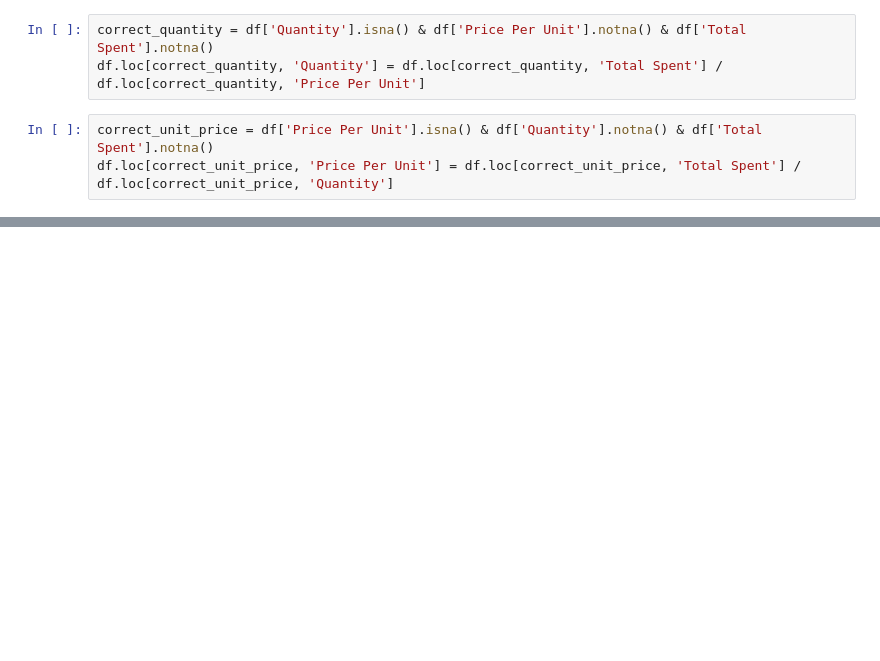
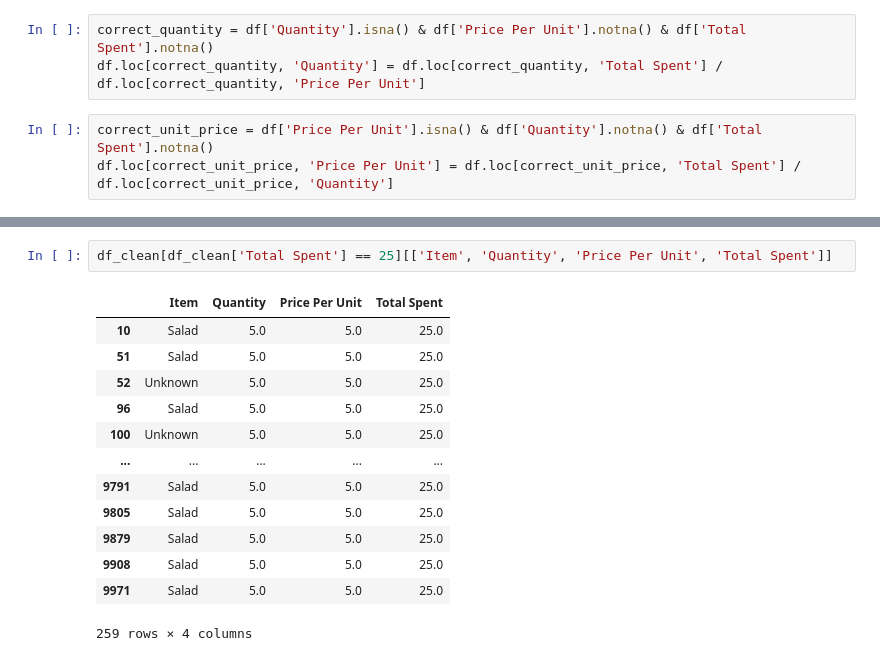
Before and after one commit to florgalarza/cafe_sales, a Jupyter notebook: cafe_sales_project.ipynb, the cells around one changed output, grey strips where cells are left out. Drawn from its saved outputs; the diff is of its cells as text; blank space fills up the shorter version.

```diff
--- a/cafe_sales_project.ipynb
+++ b/cafe_sales_project.ipynb
@@ -340,0 +453,16 @@ dtype: int64
+# %%
+df_clean[df_clean['Total Spent'] == 25][['Item', 'Quantity', 'Price Per Unit', 'Total Spent']]
+# %% [output]
+|  | Item | Quantity | Price Per Unit | Total Spent |
+| 10 | Salad | 5.0 | 5.0 | 25.0 |
+| 51 | Salad | 5.0 | 5.0 | 25.0 |
+| 52 | Unknown | 5.0 | 5.0 | 25.0 |
+| 96 | Salad | 5.0 | 5.0 | 25.0 |
+| 100 | Unknown | 5.0 | 5.0 | 25.0 |
+| ... | ... | ... | ... | ... |
+| 9791 | Salad | 5.0 | 5.0 | 25.0 |
+| 9805 | Salad | 5.0 | 5.0 | 25.0 |
+| 9879 | Salad | 5.0 | 5.0 | 25.0 |
+| 9908 | Salad | 5.0 | 5.0 | 25.0 |
+| 9971 | Salad | 5.0 | 5.0 | 25.0 |
+259 rows × 4 columns
```
Also changed, not shown: parts of 45 cells of this notebook.
